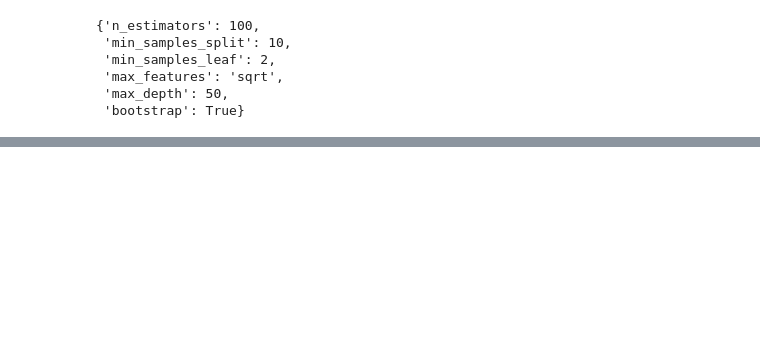
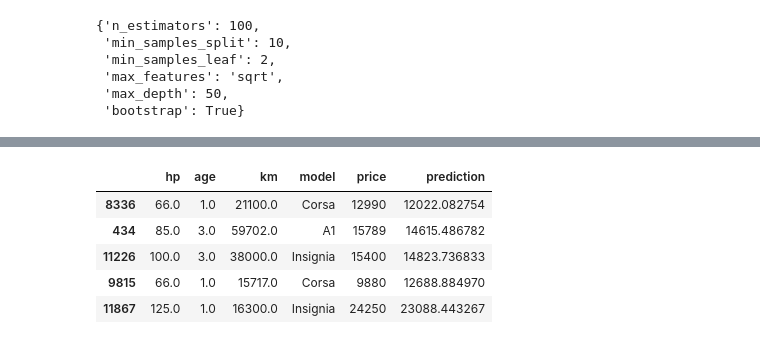
Before and after one commit to kaymal/price-prediction, a Jupyter notebook: trgt/model-final.ipynb, the cells around one changed output, grey strips where cells are left out. Drawn from its saved outputs; the diff is of its cells as text; code cells hidden in the pictures; blank space fills up the shorter version.

```diff
--- a/trgt/model-final.ipynb
+++ b/trgt/model-final.ipynb
@@ -421,6 +421,8 @@ xgb.plot_importance(xg_reg, max_num_features=20)
 # %%
 # Import imputed data
 df_no_dummy = pd.read_pickle("autos_clean_no_dummy_20190805.pkl")
+# %%
+test_data = df_no_dummy[['hp', 'age', 'km', 'model', 'price']].copy()
 # %%
 # Create features and target (df)
 X = pd.get_dummies(df_no_dummy[['hp', 'age', 'km', 'model']]) # features
@@ -538,0 +557,11 @@ pickle.dump(rf_best, open('model_rf.pkl','wb'))
+# %%
+test_data['prediction'] = rf_best.predict(X)
+# %%
+test_data.sample(5)
+# %% [output]
+|  | hp | age | km | model | price | prediction |
+| 8336 | 66.0 | 1.0 | 21100.0 | Corsa | 12990 | 12022.082754 |
+| 434 | 85.0 | 3.0 | 59702.0 | A1 | 15789 | 14615.486782 |
+| 11226 | 100.0 | 3.0 | 38000.0 | Insignia | 15400 | 14823.736833 |
+| 9815 | 66.0 | 1.0 | 15717.0 | Corsa | 9880 | 12688.884970 |
+| 11867 | 125.0 | 1.0 | 16300.0 | Insignia | 24250 | 23088.443267 |
```
Also changed, not shown: parts of 4 cells of this notebook.
